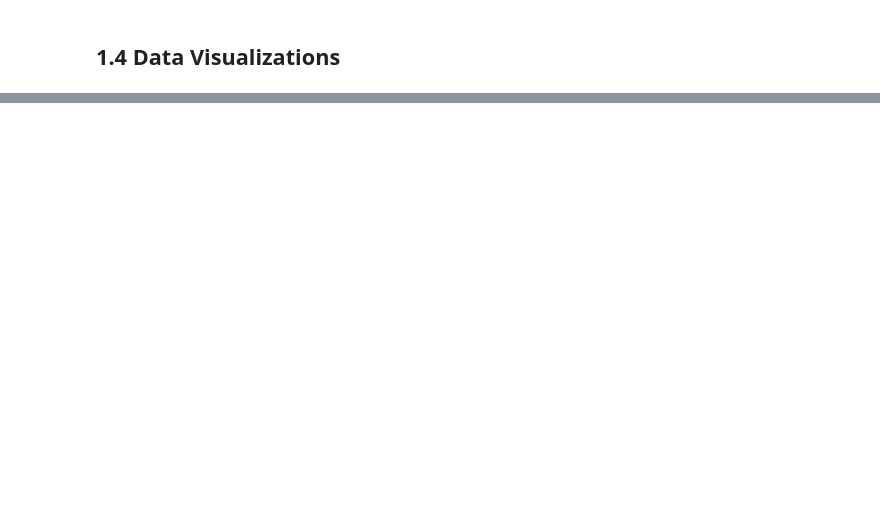
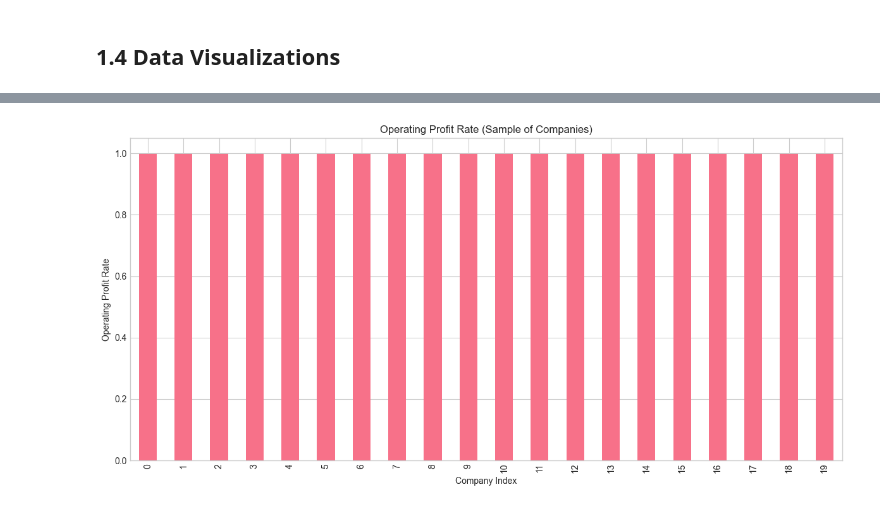
Before and after one commit to RobertBanda/bankruptcy-predictive-analytics, a Jupyter notebook: Taiwan_Bankruptcy_COMPLETE.ipynb, the cells around one changed output, grey strips where cells are left out. Drawn from its saved outputs; the diff is of its cells as text; code cells hidden in the pictures; blank space fills up the shorter version.

```diff
--- a/Taiwan_Bankruptcy_COMPLETE.ipynb
+++ b/Taiwan_Bankruptcy_COMPLETE.ipynb
@@ -50,13 +40,13 @@ print(f"NumPy version: {np.__version__}")
 ## 1.1 Load and Inspect Dataset
 # %%
 # Load the dataset
-df = pd.read_csv('data/data.csv')
+df = pd.read_csv(r"C:\Users\Reratyo\Pictures\data\data.csv")
 
-print("="*80)
+
+
 print("DATASET OVERVIEW")
-print("="*80)
+
 print(f"Dataset Shape: {df.shape}")
 print(f"Total Records: {df.shape[0]:,}")
 print(f"Total Features: {df.shape[1]}")
 print(f"Memory Usage: {df.memory_usage(deep=True).sum() / 1024**2:.2f} MB")
-print("="*80)
@@ -909,0 +544,14 @@ print("\n✓ This plan will be executed in Section V")
+# %%
+profit_col = ' Operating Profit Rate'
+
+# Plot bar chart (first 20 rows to keep it readable)
+plt.figure(figsize=(12, 6))
+df[profit_col].head(20).plot(kind='bar')
+
+plt.title('Operating Profit Rate (Sample of Companies)')
+plt.xlabel('Company Index')
+plt.ylabel('Operating Profit Rate')
+plt.tight_layout()
+plt.show()
+# %% [output]
+[figure, added]
```
Also changed, not shown: parts of 44 cells of this notebook.
